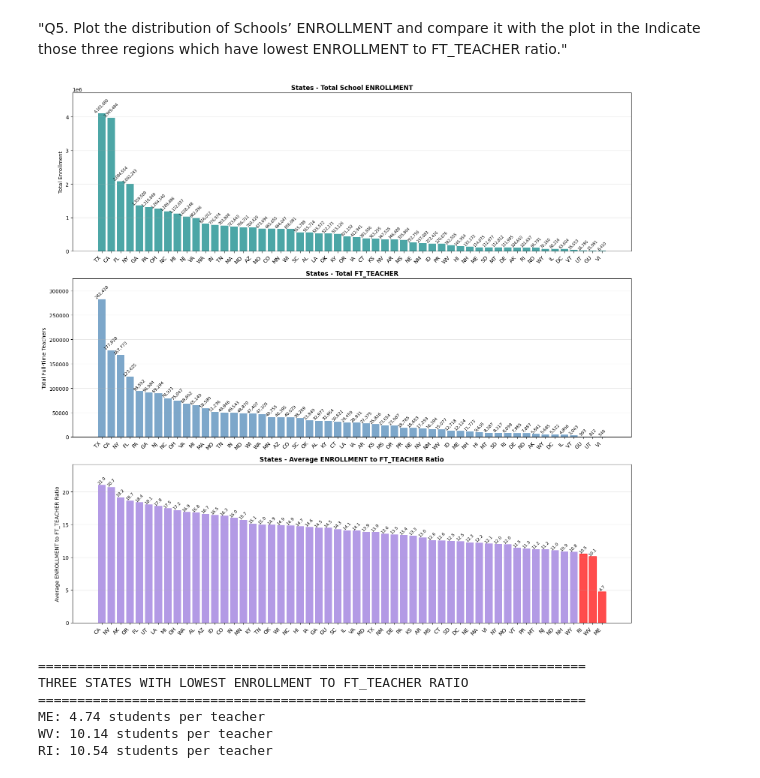
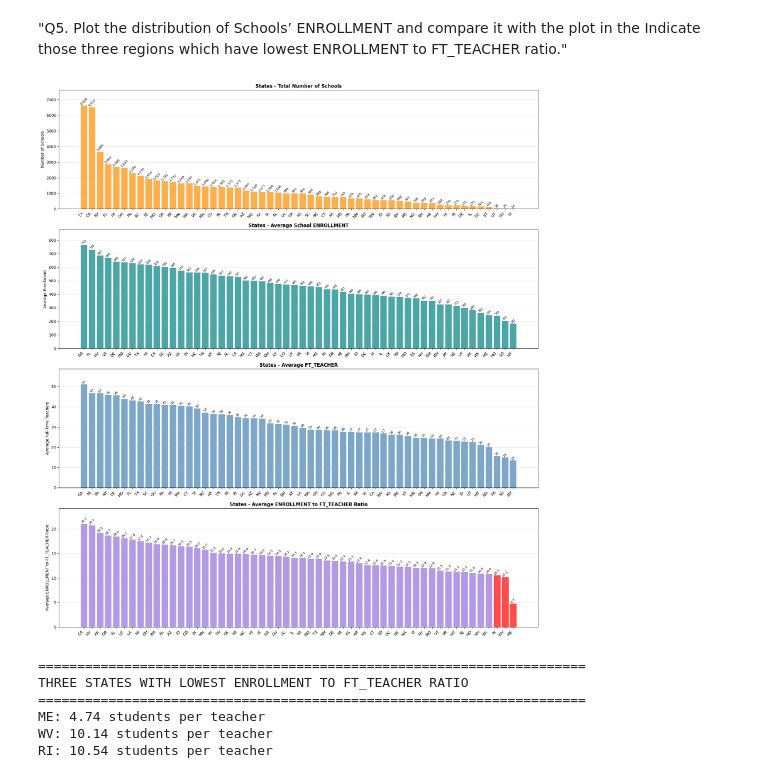
Before and after one commit to SimonRuskola/D7055E_Assignments, a Jupyter notebook: Assignment_2/main.ipynb, the cells around one changed output. Cells and saved outputs as stored; diff of their text form; code cells hidden in the pictures.

```diff
--- a/Assignment_2/main.ipynb
+++ b/Assignment_2/main.ipynb
@@ -215,84 +215,102 @@ Lowest: MT with 13.2 average teachers
 "Q5. Plot the distribution of Schools’ ENROLLMENT and compare it with the plot in the   Indicate those three regions which have lowest ENROLLMENT to FT_TEACHER ratio."
 # %%
 
-fig, (ax1, ax2, ax3) = plt.subplots(3, 1, figsize=(16, 15))
+fig, (ax1, ax2, ax3, ax4) = plt.subplots(4, 1, figsize=(18, 20))
 
-# 1. Plot the distribution of Schools' ENROLLMENT over states
-enrollment_by_state = schools_filtered.groupby('STATE')['ENROLLMENT'].sum().reset_index()
-enrollment_by_state = enrollment_by_state.sort_values('ENROLLMENT', ascending=False)
+# 1. Plot the number of schools per state
+schools_count_by_state = schools_filtered.groupby('STATE').size().reset_index(name='COUNT')
+schools_count_by_state = schools_count_by_state.sort_values('COUNT', ascending=False)
 
-x_pos1 = np.arange(len(enrollment_by_state))
-bars1 = ax1.bar(x_pos1, enrollment_by_state['ENROLLMENT'], color='teal', alpha=0.7)
+x_pos1 = np.arange(len(schools_count_by_state))
+bars1 = ax1.bar(x_pos1, schools_count_by_state['COUNT'], color='darkorange', alpha=0.7)
 ax1.set_xticks(x_pos1)
-ax1.set_xticklabels(enrollment_by_state['STATE'], rotation=45, ha='right')
-ax1.set_ylabel('Total Enrollment')
-ax1.set_title('States - Total School ENROLLMENT', fontsize=12, fontweight='bold')
+ax1.set_xticklabels(schools_count_by_state['STATE'], rotation=45, ha='right')
+ax1.set_ylabel('Number of Schools')
+ax1.set_title('States - Total Number of Schools', fontsize=12, fontweight='bold')
 ax1.grid(True, alpha=0.3, axis='y')
 
 # Add value labels on bars
-for i, (idx, row) in enumerate(enrollment_by_state.iterrows()):
-   ax1.text(i, row['ENROLLMENT'], f"{row['ENROLLMENT']:,.0f}", ha='center', va='bottom', fontsize=7, rotation=45)
+for i, (idx, row) in enumerate(schools_count_by_state.iterrows()):
+   ax1.text(i, row['COUNT'], f"{row['COUNT']:,}", ha='center', va='bottom', fontsize=8, rotation=45)
 
 # padding
-ax1.set_ylim(0, enrollment_by_state['ENROLLMENT'].max() * 1.15)
+ax1.set_ylim(0, schools_count_by_state['COUNT'].max() * 1.15)
 
-# 2. Plot the distribution of Schools' FT_TEACHER over states
-teachers_by_state = schools_filtered.groupby('STATE')['FT_TEACHER'].sum().reset_index()
-teachers_by_state = teachers_by_state.sort_values('FT_TEACHER', ascending=False)
+# 2. Plot the distribution of Schools' ENROLLMENT over states
+enrollment_by_state = schools_filtered.groupby('STATE')['ENROLLMENT'].mean().reset_index()
+enrollment_by_state = enrollment_by_state.sort_values('ENROLLMENT', ascending=False)
 
-x_pos2 = np.arange(len(teachers_by_state))
-bars2 = ax2.bar(x_pos2, teachers_by_state['FT_TEACHER'], color='steelblue', alpha=0.7)
+x_pos2 = np.arange(len(enrollment_by_state))
+bars2 = ax2.bar(x_pos2, enrollment_by_state['ENROLLMENT'], color='teal', alpha=0.7)
 ax2.set_xticks(x_pos2)
-ax2.set_xticklabels(teachers_by_state['STATE'], rotation=45, ha='right')
-ax2.set_ylabel('Total Full-Time Teachers')
-ax2.set_title('States - Total FT_TEACHER', fontsize=12, fontweight='bold')
+ax2.set_xticklabels(enrollment_by_state['STATE'], rotation=45, ha='right')
+ax2.set_ylabel('Average Enrollment')
+ax2.set_title('States - Average School ENROLLMENT', fontsize=12, fontweight='bold')
 ax2.grid(True, alpha=0.3, axis='y')
 
 # Add value labels on bars
-for i, (idx, row) in enumerate(teachers_by_state.iterrows()):
-   ax2.text(i, row['FT_TEACHER'], f"{row['FT_TEACHER']:,.0f}", ha='center', va='bottom', fontsize=8, rotation=45)
+for i, (idx, row) in enumerate(enrollment_by_state.iterrows()):
+   ax2.text(i, row['ENROLLMENT'], f"{row['ENROLLMENT']:,.0f}", ha='center', va='bottom', fontsize=7, rotation=45)
 
 # padding
-ax2.set_ylim(0, teachers_by_state['FT_TEACHER'].max() * 1.15)
+ax2.set_ylim(0, enrollment_by_state['ENROLLMENT'].max() * 1.15)
 
-# 3. Calculate and plot ENROLLMENT to FT_TEACHER ratio
+# 3. Plot the distribution of Schools' FT_TEACHER over states
+teachers_by_state = schools_filtered.groupby('STATE')['FT_TEACHER'].mean().reset_index()
+teachers_by_state = teachers_by_state.sort_values('FT_TEACHER', ascending=False)
+
+x_pos3 = np.arange(len(teachers_by_state))
+bars3 = ax3.bar(x_pos3, teachers_by_state['FT_TEACHER'], color='steelblue', alpha=0.7)
+ax3.set_xticks(x_pos3)
+ax3.set_xticklabels(teachers_by_state['STATE'], rotation=45, ha='right')
+ax3.set_ylabel('Average Full-Time Teachers')
+ax3.set_title('States - Average FT_TEACHER', fontsize=12, fontweight='bold')
+ax3.grid(True, alpha=0.3, axis='y')
+
+# Add value labels on bars
+for i, (idx, row) in enumerate(teachers_by_state.iterrows()):
+   ax3.text(i, row['FT_TEACHER'], f"{row['FT_TEACHER']:,.0f}", ha='center', va='bottom', fontsize=8, rotation=45)
+
+# padding
+ax3.set_ylim(0, teachers_by_state['FT_TEACHER'].max() * 1.15)
+
+# 4. Calculate and plot ENROLLMENT to FT_TEACHER ratio
 schools_filtered['ENROLLMENT_FT_TEACHER_RATIO'] = schools_filtered['ENROLLMENT'] / schools_filtered['FT_TEACHER']
 ratio_by_state = schools_filtered.groupby('STATE')['ENROLLMENT_FT_TEACHER_RATIO'].mean().reset_index()
 ratio_by_state = ratio_by_state.sort_values('ENROLLMENT_FT_TEACHER_RATIO', ascending=False)
 
-x_pos3 = np.arange(len(ratio_by_state))
-bars3 = ax3.bar(x_pos3, ratio_by_state['ENROLLMENT_FT_TEACHER_RATIO'], color='mediumpurple', alpha=0.7)
-ax3.set_xticks(x_pos3)
-ax3.set_xticklabels(ratio_by_state['STATE'], rotation=45, ha='right')
-ax3.set_ylabel('Average ENROLLMENT to FT_TEACHER Ratio')
-ax3.set_title('States - Average ENROLLMENT to FT_TEACHER Ratio', fontsize=12, fontweight='bold')
-ax3.grid(True, alpha=0.3, axis='y')
+x_pos4 = np.arange(len(ratio_by_state))
+bars4 = ax4.bar(x_pos4, ratio_by_state['ENROLLMENT_FT_TEACHER_RATIO'], color='mediumpurple', alpha=0.7)
+ax4.set_xticks(x_pos4)
+ax4.set_xticklabels(ratio_by_state['STATE'], rotation=45, ha='right')
+ax4.set_ylabel('Average ENROLLMENT to FT_TEACHER Ratio')
+ax4.set_title('States - Average ENROLLMENT to FT_TEACHER Ratio', fontsize=12, fontweight='bold')
+ax4.grid(True, alpha=0.3, axis='y')
 
 # Add value labels on bars
 for i, (idx, row) in enumerate(ratio_by_state.iterrows()):
-   ax3.text(i, row['ENROLLMENT_FT_TEACHER_RATIO'], f"{row['ENROLLMENT_FT_TEACHER_RATIO']:.1f}", ha='center', va='bottom', fontsize=8, rotation=45)
+   ax4.text(i, row['ENROLLMENT_FT_TEACHER_RATIO'], f"{row['ENROLLMENT_FT_TEACHER_RATIO']:.1f}", ha='center', va='bottom', fontsize=8, rotation=45)
 
 # padding
-ax3.set_ylim(0, ratio_by_state['ENROLLMENT_FT_TEACHER_RATIO'].max() * 1.15)
+ax4.set_ylim(0, ratio_by_state['ENROLLMENT_FT_TEACHER_RATIO'].max() * 1.15)
 
 # Highlight The the three regions which have lowest ENROLLMENT to FT_TEACHER ratio
-bars3[-1].set_color('red')
-bars3[-2].set_color('red')
-bars3[-3].set_color('red')
-
+bars4[-1].set_color('red')
+bars4[-2].set_color('red')
+bars4[-3].set_color('red')
 
 plt.tight_layout()
 plt.show()
 
 # Identify three states with lowest ENROLLMENT to FT_TEACHER ratio
 lowest_three = ratio_by_state.nsmallest(3, 'ENROLLMENT_FT_TEACHER_RATIO')
 print("\n" + "="*70)
 print("THREE STATES WITH LOWEST ENROLLMENT TO FT_TEACHER RATIO")
 print("="*70)
 for idx, row in lowest_three.iterrows():
     print(f"{row['STATE']}: {row['ENROLLMENT_FT_TEACHER_RATIO']:.2f} students per teacher")
 # %% [output]
-[figure, old version]
+[figure, new version]
 ======================================================================
 THREE STATES WITH LOWEST ENROLLMENT TO FT_TEACHER RATIO
 ======================================================================
```
Also changed, not shown: parts of 1 cell of this notebook, 1 other file.
